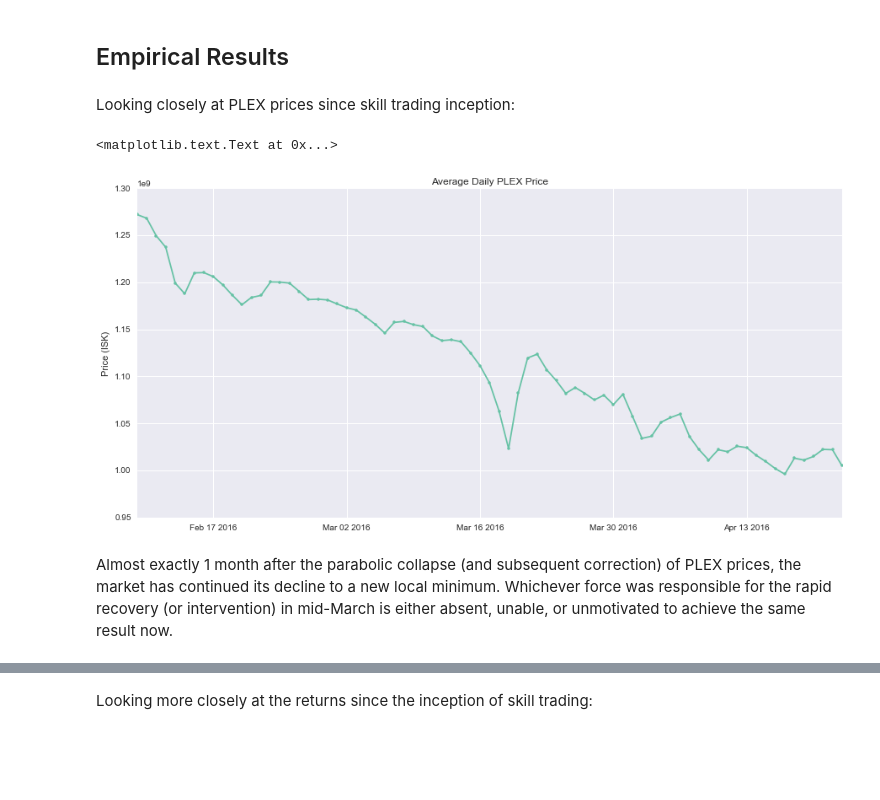
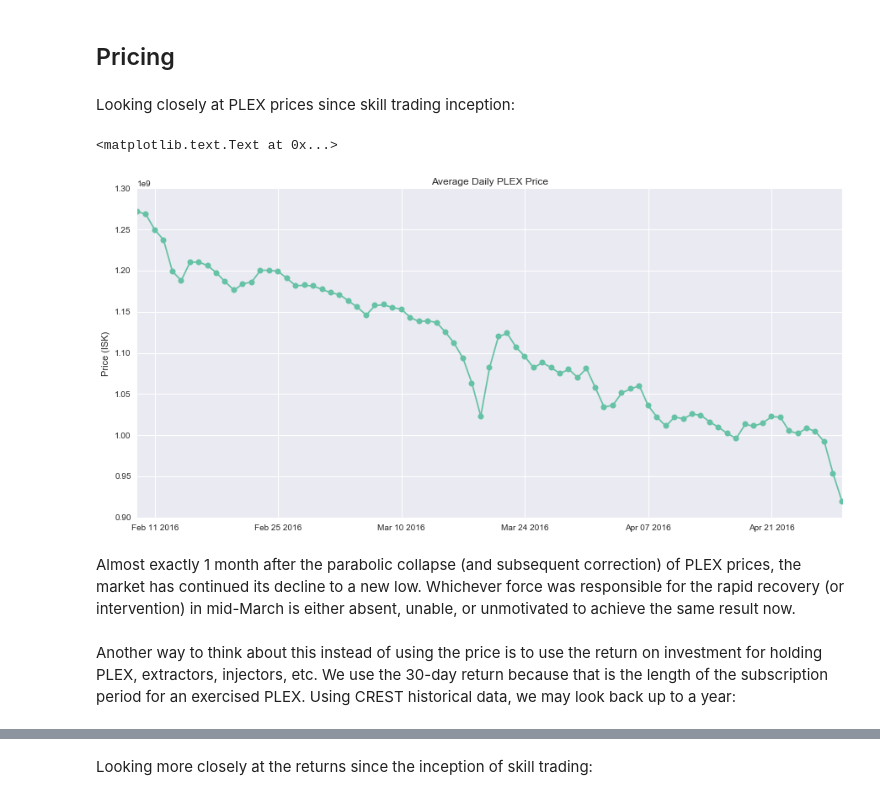
Before and after one commit to eigenframe/EVE, a Jupyter notebook: ipython/PLEX Crash 2016.04.ipynb, the cells around one changed output, grey strips where cells are left out. Drawn from its saved outputs; the diff is of its cells as text; code cells hidden in the pictures; blank space fills up the shorter version.

```diff
--- a/ipython/PLEX Crash 2016.04.ipynb
+++ b/ipython/PLEX Crash 2016.04.ipynb
@@ -113,5 +90,5 @@ sns.set_palette(sns.color_palette("Set2"))
-# %% [markdown]
-## Empirical Results
+# %% [markdown]
+## Pricing
 # %%
 region_id = 10000002
 # Constants
@@ -131,14 +108,18 @@ i = hist_inj['avgPrice']
 # %% [markdown]
 Looking closely at PLEX prices since skill trading inception:
 # %%
-sns.plt.plot(hist_plex['avgPrice'][i.index],'.-');
+sns.plt.plot((hist_plex['avgPrice'][i.index]),'o-');
+
+
 sns.plt.ylabel('Price (ISK)')
 sns.plt.title('Average Daily PLEX Price')
 # %% [output]
 <matplotlib.text.Text at 0x...>
-[figure, old version]
+[figure, new version]
 # %% [markdown]
-Almost exactly 1 month after the parabolic collapse (and subsequent correction) of PLEX prices, the market has continued its decline to a new local minimum. Whichever force was responsible for the rapid recovery (or intervention) in mid-March is either absent, unable, or unmotivated to achieve the same result now.
+Almost exactly 1 month after the parabolic collapse (and subsequent correction) of PLEX prices, the market has continued its decline to a new low. Whichever force was responsible for the rapid recovery (or intervention) in mid-March is either absent, unable, or unmotivated to achieve the same result now.
+# %% [markdown]
+Another way to think about this instead of using the price is to use the return on investment for holding PLEX, extractors, injectors, etc. We use the 30-day return because that is the length of the subscription period for an exercised PLEX. Using CREST historical data, we may look back up to a year:
 # %%
 sns.plt.plot(y,'o-');
 sns.plt.plot(hist_plex['avgPrice'].shift(-30) / hist_plex['avgPrice'] - 1,'o-');
```
Also changed, not shown: parts of 15 cells of this notebook.
